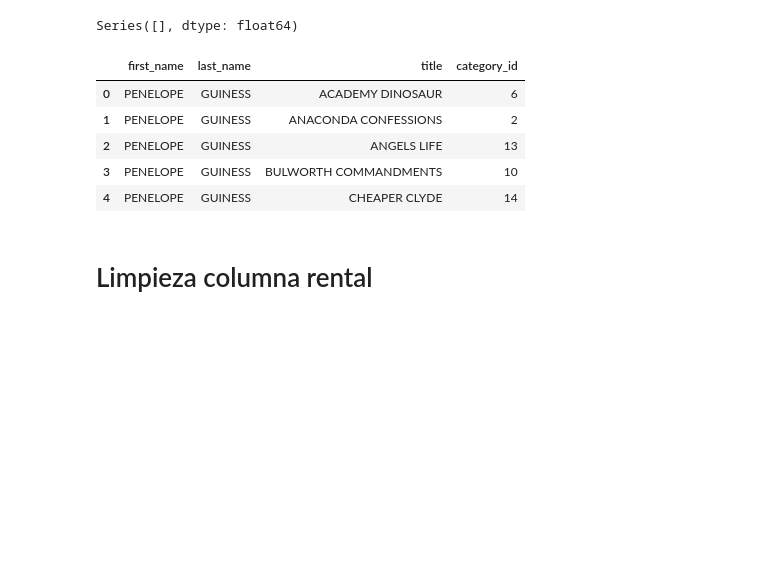
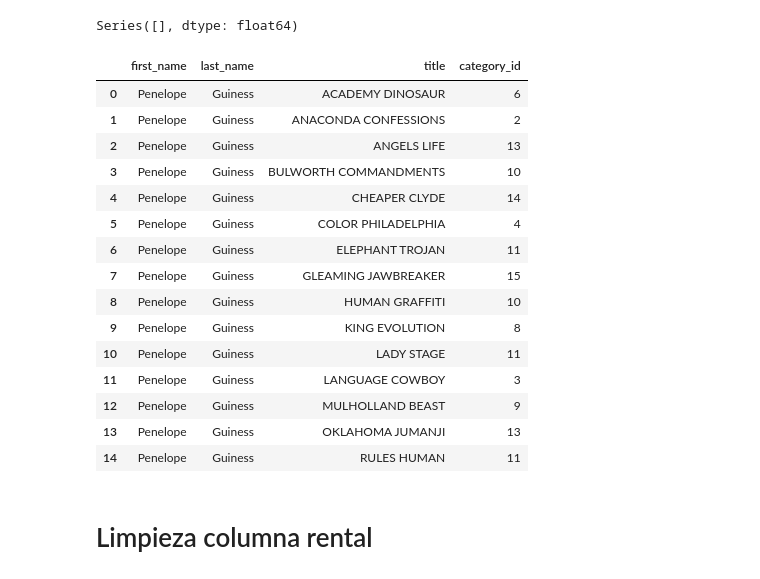
Before and after one commit to jrodrisanz/ProyectoSQL, a Jupyter notebook: src/main.ipynb, the cells around one changed output. Drawn from its saved outputs; the diff is of its cells as text; code cells hidden in the pictures; blank space fills up the shorter version.

```diff
--- a/src/main.ipynb
+++ b/src/main.ipynb
@@ -161,15 +172,29 @@ Series([], dtype: float64)
 # %%
 #eliminamos la columna de 'release_year' ya que todas son del mismo año
 old_HDD = old_HDD.drop(['release_year'], axis=1)
+# %%
+#Cambiamos el formato ya que nos aparecían todas las letras en mayúsculas
+old_HDD.first_name = old_HDD.first_name.str.capitalize()
+old_HDD.last_name = old_HDD.last_name.str.capitalize()
 # %%
-old_HDD.head()
+old_HDD.head(15)
 # %% [output]
 |  | first_name | last_name | title | category_id |
-| 0 | PENELOPE | GUINESS | ACADEMY DINOSAUR | 6 |
-| 1 | PENELOPE | GUINESS | ANACONDA CONFESSIONS | 2 |
-| 2 | PENELOPE | GUINESS | ANGELS LIFE | 13 |
-| 3 | PENELOPE | GUINESS | BULWORTH COMMANDMENTS | 10 |
-| 4 | PENELOPE | GUINESS | CHEAPER CLYDE | 14 |
+| 0 | Penelope | Guiness | ACADEMY DINOSAUR | 6 |
+| 1 | Penelope | Guiness | ANACONDA CONFESSIONS | 2 |
+| 2 | Penelope | Guiness | ANGELS LIFE | 13 |
+| 3 | Penelope | Guiness | BULWORTH COMMANDMENTS | 10 |
+| 4 | Penelope | Guiness | CHEAPER CLYDE | 14 |
+| 5 | Penelope | Guiness | COLOR PHILADELPHIA | 4 |
+| 6 | Penelope | Guiness | ELEPHANT TROJAN | 11 |
+| 7 | Penelope | Guiness | GLEAMING JAWBREAKER | 15 |
+| 8 | Penelope | Guiness | HUMAN GRAFFITI | 10 |
+| 9 | Penelope | Guiness | KING EVOLUTION | 8 |
+| 10 | Penelope | Guiness | LADY STAGE | 11 |
+| 11 | Penelope | Guiness | LANGUAGE COWBOY | 3 |
+| 12 | Penelope | Guiness | MULHOLLAND BEAST | 9 |
+| 13 | Penelope | Guiness | OKLAHOMA JUMANJI | 13 |
+| 14 | Penelope | Guiness | RULES HUMAN | 11 |
 # %% [markdown]
 # Limpieza columna rental
 # %%
```
Also changed, not shown: parts of 33 cells of this notebook, 5 other files.
